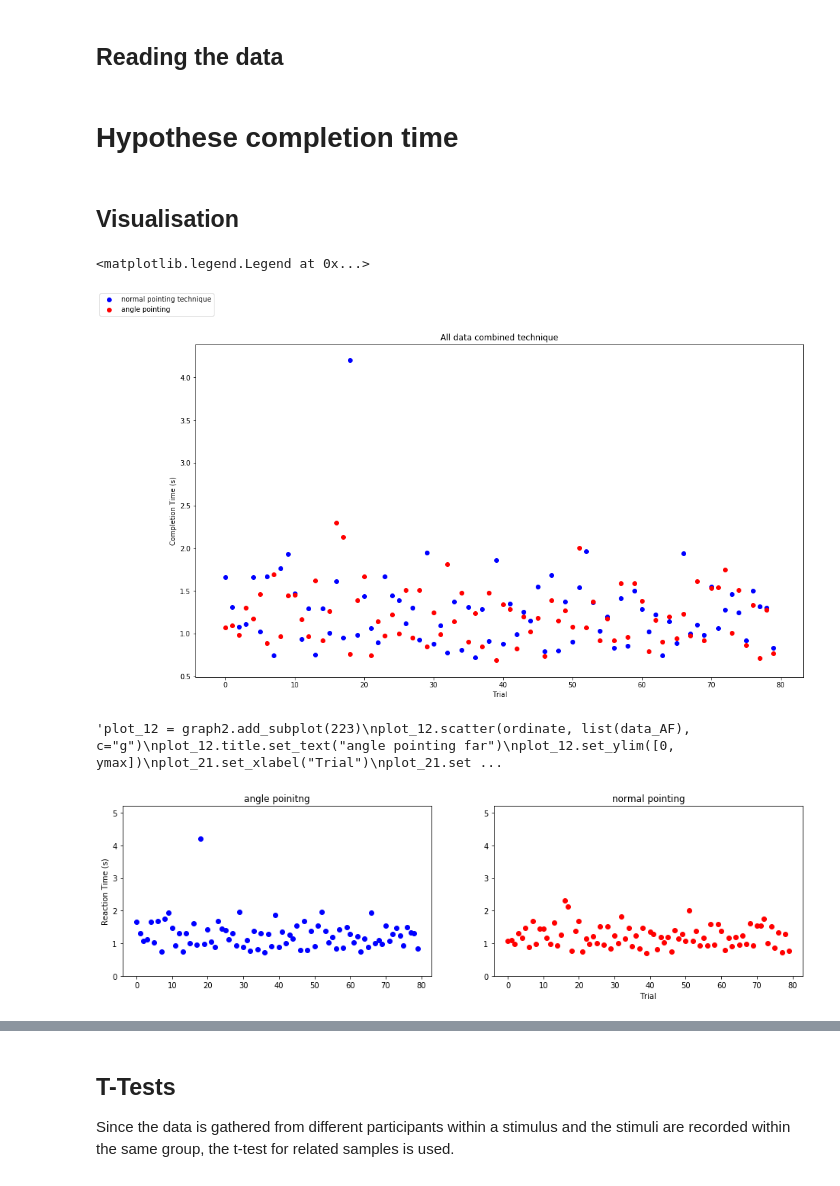
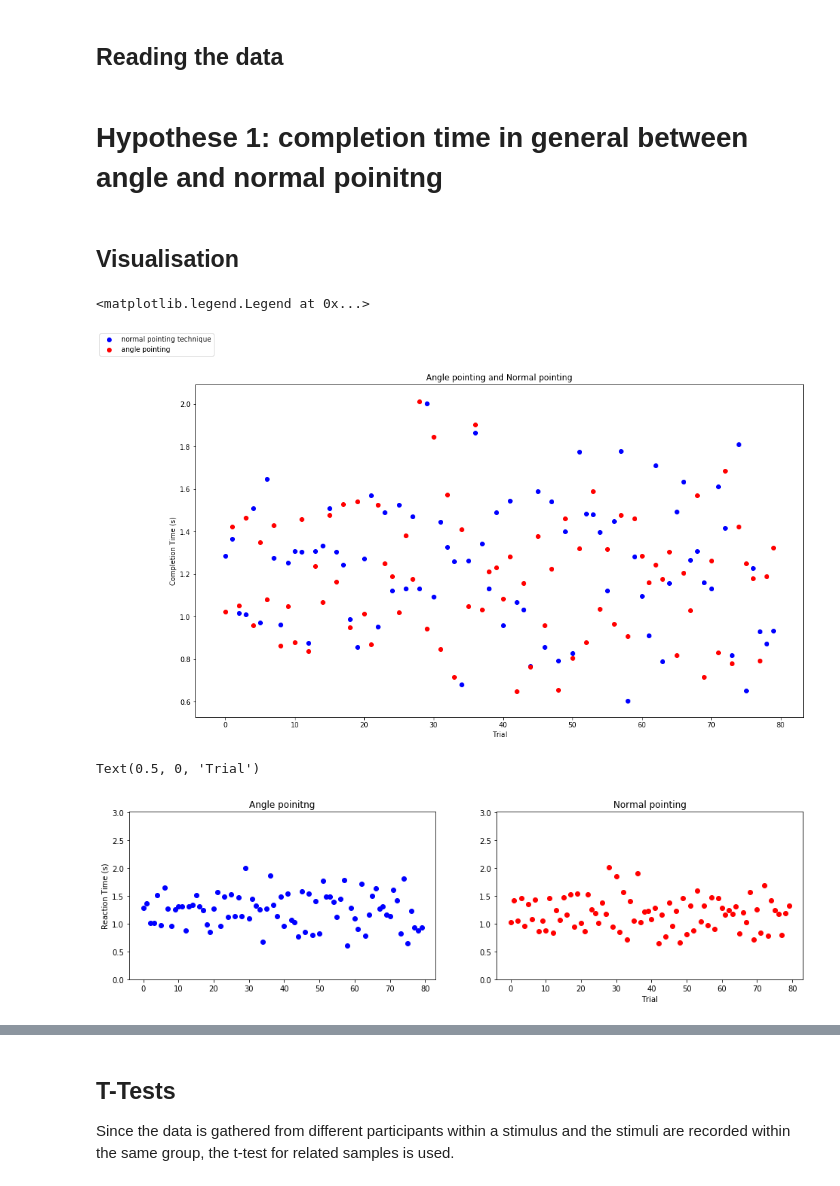
Before and after one commit to ChristophToegel/ITT2019_GruppeD_1, a Jupyter notebook: Blatt_5/pointing_technique_experiment.ipynb, the cells around one changed output, grey strips where cells are left out. Drawn from its saved outputs; the diff is of its cells as text; code cells hidden in the pictures.

```diff
--- a/Blatt_5/pointing_technique_experiment.ipynb
+++ b/Blatt_5/pointing_technique_experiment.ipynb
@@ -49,23 +54,24 @@ import matplotlib.pyplot as plt
 from matplotlib import rcParams
 # %%
 # read the data
-full_data = pd.read_csv("experiment_result_final.csv", delimiter = ";")
+full_data = pd.read_csv("experiment_alldata.csv", delimiter = ";")
 
 # A stands for Angel Mouse, P for normal poinitng
 # F for far diastance, N for near distance
 # get data for every stimulus
-data_AN = full_data[(full_data["new_pointing_technique"] == True) & (full_data["distance"] == 60 )]["task_completion_time"]
-data_AF = full_data[(full_data["new_pointing_technique"] == True) & (full_data["distance"] == 400 )]["task_completion_time"]
-data_PN = full_data[(full_data["new_pointing_technique"] == False) & (full_data["distance"] == 60 )]["task_completion_time"]
-data_PF = full_data[(full_data["new_pointing_technique"] == False) & (full_data["distance"] == 400 )]["task_completion_time"]
+data_AN = full_data[(full_data["new_pointing_technique"] == True)
+                      & (full_data["distance"] == 'NEAR' )]["task_completion_time"]
+data_AF = full_data[(full_data["new_pointing_technique"] == True)
+                      & (full_data["distance"] == 'FAR' )]["task_completion_time"]
+data_PN = full_data[(full_data["new_pointing_technique"] == False)
+                      & (full_data["distance"] == 'NEAR' )]["task_completion_time"]
+data_PF = full_data[(full_data["new_pointing_technique"] == False)
+                      & (full_data["distance"] == 'FAR' )]["task_completion_time"]
 
 data_A = full_data[(full_data["new_pointing_technique"] == True)]["task_completion_time"]
 data_P = full_data[(full_data["new_pointing_technique"] == False)]["task_completion_time"]
-
-data_A_E = full_data[(full_data["new_pointing_technique"] == True)]["errors"]
-data_P_E = full_data[(full_data["new_pointing_technique"] == False)]["errors"]
 # %% [markdown]
-# Hypothese completion time
+# Hypothese 1: completion time in general between angle and normal poinitng
 # %% [markdown]
 ## Visualisation
 # %%
@@ -84,7 +90,7 @@ plot_whole.scatter(ordinate, list(data_A), c="b",
                    label="normal pointing technique")
 plot_whole.scatter(ordinate, list(data_P), c="r",
                    label="angle pointing")
-plot_whole.title.set_text("All data combined technique")
+plot_whole.title.set_text("Angle pointing and normal pointing")
 plot_whole.set_xlabel("Trial")
 plot_whole.set_ylabel("Completion Time (s)")
 
@@ -92,28 +98,27 @@ plot_whole.set_ylabel("Completion Time (s)")
 graph.legend(loc="upper left")
 # %% [output]
 <matplotlib.legend.Legend at 0x...>
-[figure, old version]
+[figure, new version]
 # %%
-# create new figure with 4 subplots on a 2x2 grid
 graph2 = plt.figure()
 
 # norm all the y-axes
 ymax = full_data["task_completion_time"].max() + 1
 
 # draw graphs
 plot_11 = graph2.add_subplot(221)
 plot_11.scatter(ordinate, list(data_A), c="b")
-plot_11.title.set_text("angle poinitng")
+plot_11.title.set_text("Angle poinitng")
 plot_11.set_ylim([0, ymax])
 plot_11.set_ylabel("Reaction Time (s)")
 
 plot_21 = graph2.add_subplot(222)
 plot_21.scatter(ordinate, list(data_P), c="r")
-plot_21.title.set_text("normal pointing")
+plot_21.title.set_text("Normal pointing")
 plot_21.set_ylim([0, ymax])
 plot_21.set_xlabel("Trial")
 # %% [output]
-'plot_12 = graph2.add_subplot(223)\nplot_12.scatter(ordinate, list(data_AF), c="g")\nplot_12.title.set_text("angle pointing far")\nplot_12.set_ylim([0, ymax])\nplot_21.set_xlabel("Trial")\nplot_21.set ...
+Text(0.5, 0, 'Trial')
-[figure, old version]
+[figure, new version]
 # %%
 full_data.boxplot(column="task_completion_time", by="new_pointing_technique",
```
Also changed, not shown: parts of 19 cells of this notebook, 3 other files.
